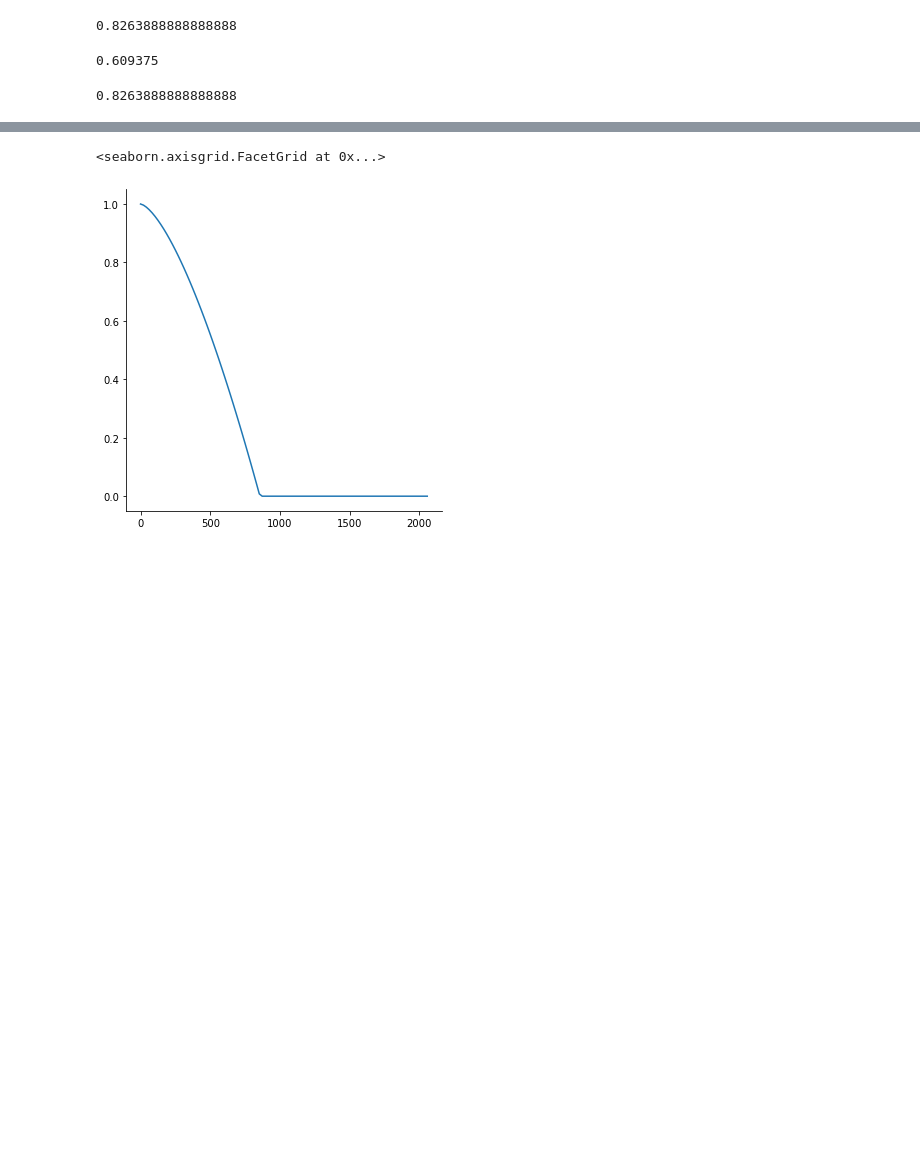
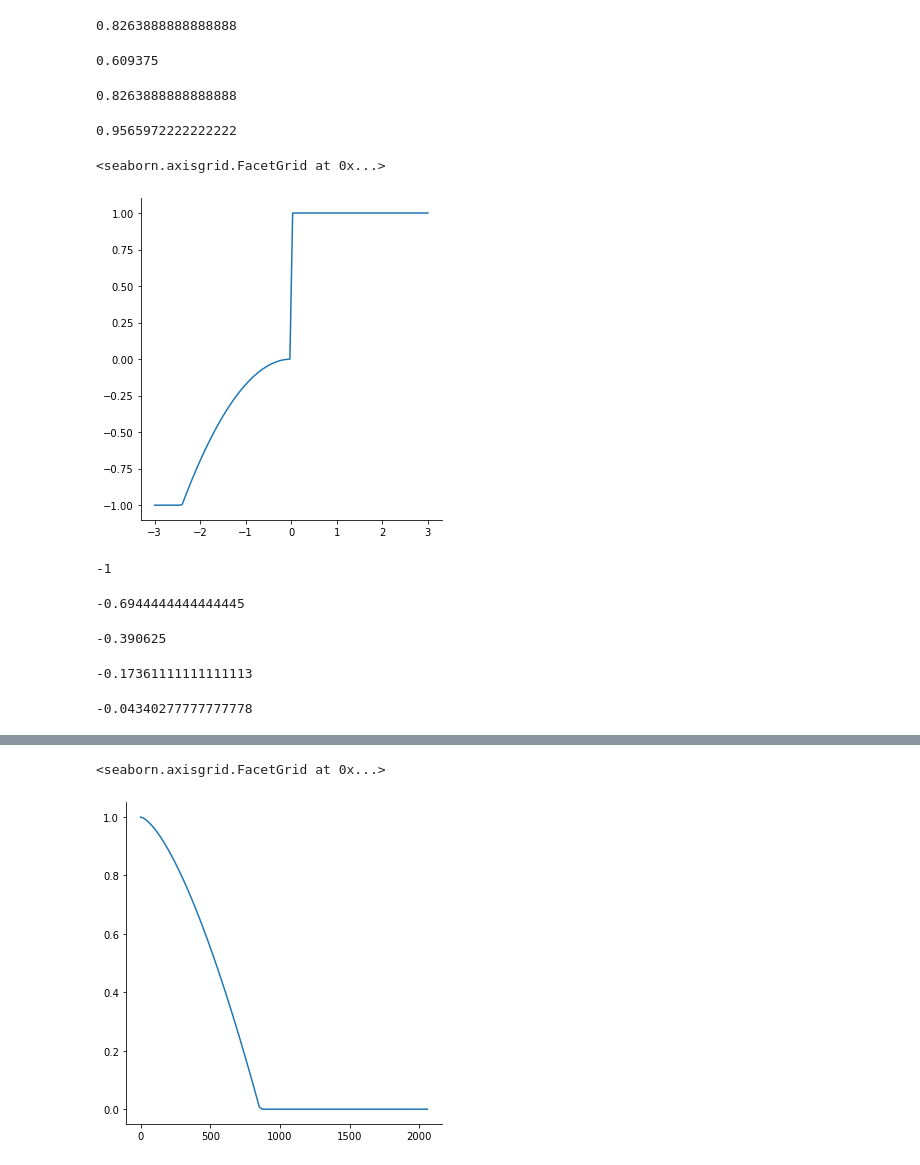
Before and after one commit to Christos-14/gym-ACAS2D, a Jupyter notebook: rewards.ipynb, the cells around one changed output, grey strips where cells are left out. Cells and saved outputs as stored; diff of their text form; code cells hidden in the pictures; blank space fills up the shorter version.

```diff
--- a/rewards.ipynb
+++ b/rewards.ipynb
@@ -71,10 +71,49 @@ closing_speed_reward(-1)
 closing_speed_reward(-0.75)
 # %% [output]
 0.609375
+# %%
+closing_speed_reward(-0.5)
+# %% [output]
+0.8263888888888888
+# %%
+closing_speed_reward(-0.25)
+# %% [output]
+0.9565972222222222
+# %%
+def closing_speed_reward(c, exp=2):
+    if c > 0:
+        return 1
+    else:
+        c_max = 2 * AIRSPEED / FPS
+        return max(-1, - (abs(c)/c_max) ** exp)
+# %%
+c_values = np.linspace(-3, 3, 100)
+rc_values = np.array([closing_speed_reward(x) for x in c_values])
+# %%
+sns.relplot(x = c_values, y=rc_values, kind='line')
+# %% [output]
+<seaborn.axisgrid.FacetGrid at 0x...>
+[figure, added]
+# %%
+closing_speed_reward(-3)
+# %% [output]
+-1
+# %%
+closing_speed_reward(-2)
+# %% [output]
+-0.6944444444444445
+# %%
+closing_speed_reward(-1.5)
+# %% [output]
+-0.390625
+# %%
+closing_speed_reward(-1)
+# %% [output]
+-0.17361111111111113
 # %%
 closing_speed_reward(-0.5)
 # %% [output]
-0.8263888888888888
+-0.04340277777777778
 # %%
 closing_speed_reward(-0.25)
 # %% [output]
```
Also changed, not shown: parts of 1 cell of this notebook, 7 other files.
